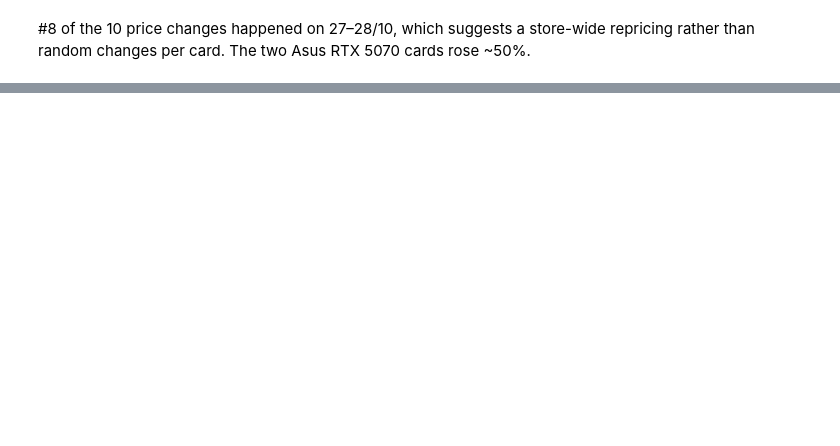
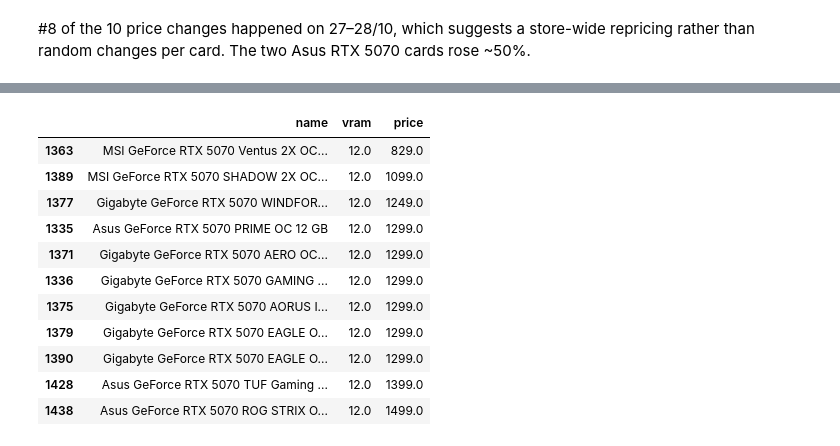
Before and after one commit to odysmpasias/gpu-price-tracker, a Jupyter notebook: notebooks/02_eda.ipynb, the cells around one changed output, grey strips where cells are left out. Cells and saved outputs as stored; diff of their text form; code cells hidden in the pictures; blank space fills up the shorter version.

```diff
--- a/notebooks/02_eda.ipynb
+++ b/notebooks/02_eda.ipynb
@@ -277,0 +349,15 @@ plt.axhline(100, color="gray", linestyle="--")
+# %%
+latest[latest["model"] == "RTX5070"][["name", "vram", "price"]].sort_values("price")
+# %% [output]
+|  | name | vram | price |
+| 1363 | MSI GeForce RTX 5070 Ventus 2X OC... | 12.0 | 829.0 |
+| 1389 | MSI GeForce RTX 5070 SHADOW 2X OC... | 12.0 | 1099.0 |
+| 1377 | Gigabyte GeForce RTX 5070 WINDFOR... | 12.0 | 1249.0 |
+| 1335 | Asus GeForce RTX 5070 PRIME OC 12 GB | 12.0 | 1299.0 |
+| 1371 | Gigabyte GeForce RTX 5070 AERO OC... | 12.0 | 1299.0 |
+| 1336 | Gigabyte GeForce RTX 5070 GAMING ... | 12.0 | 1299.0 |
+| 1375 | Gigabyte GeForce RTX 5070 AORUS I... | 12.0 | 1299.0 |
+| 1379 | Gigabyte GeForce RTX 5070 EAGLE O... | 12.0 | 1299.0 |
+| 1390 | Gigabyte GeForce RTX 5070 EAGLE O... | 12.0 | 1299.0 |
+| 1428 | Asus GeForce RTX 5070 TUF Gaming ... | 12.0 | 1399.0 |
+| 1438 | Asus GeForce RTX 5070 ROG STRIX O... | 12.0 | 1499.0 |
```
Also changed, not shown: parts of 22 cells of this notebook.
